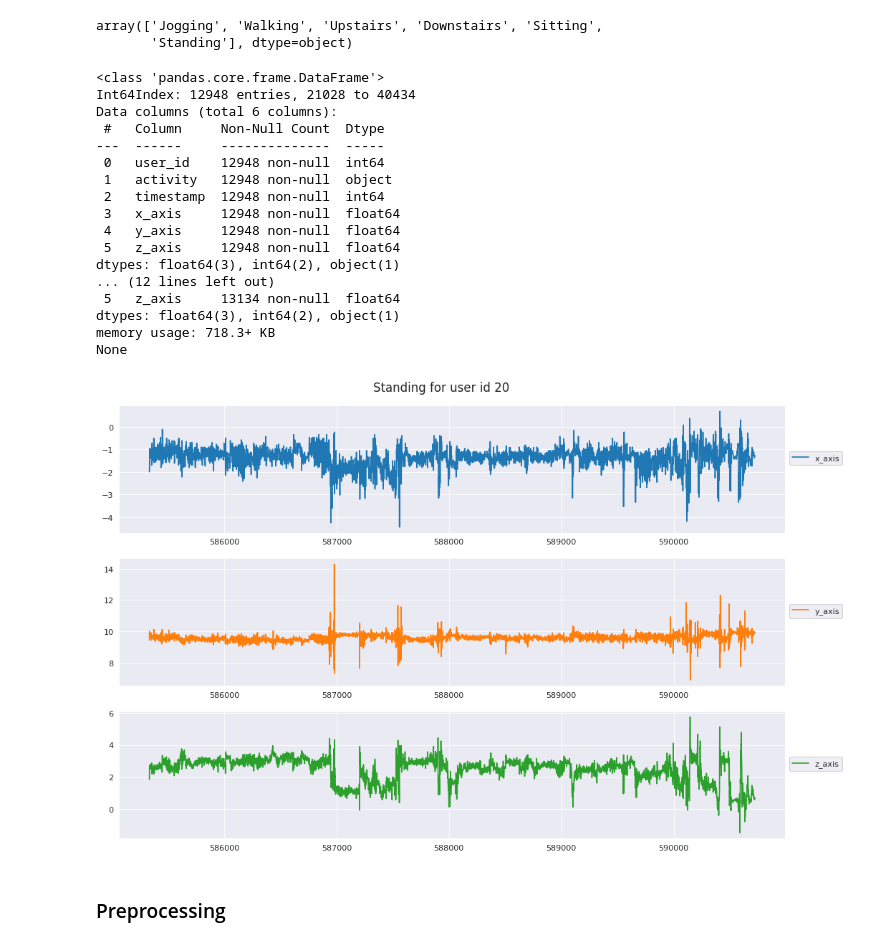
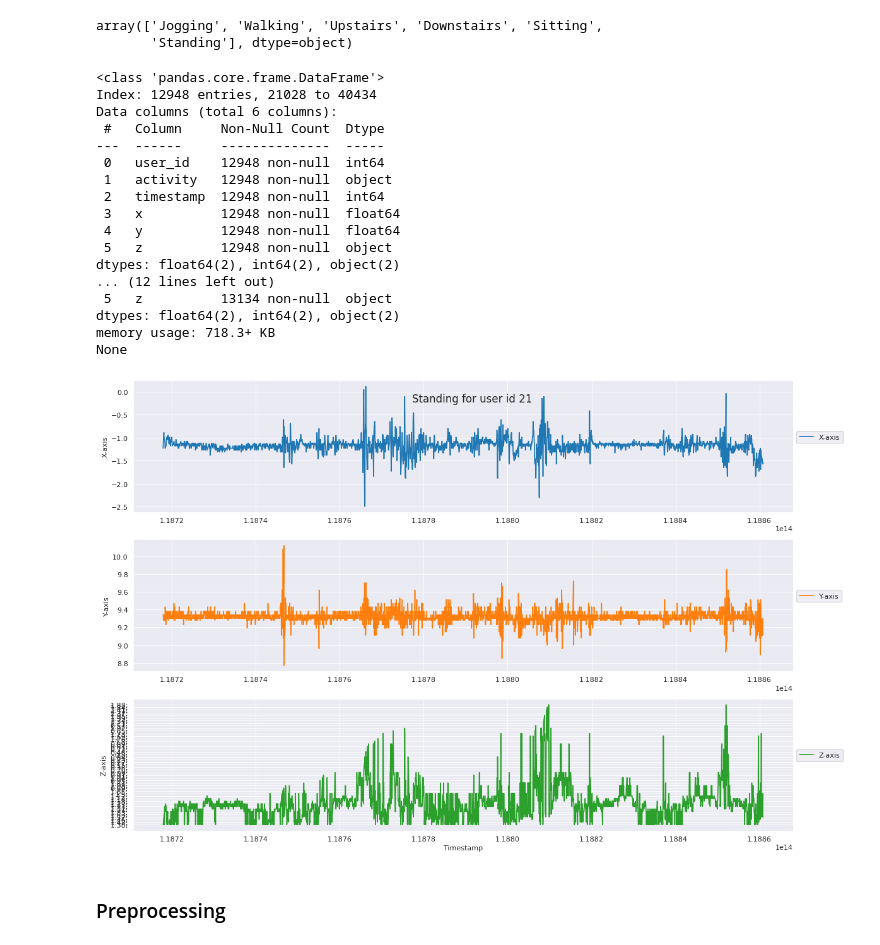
Before and after one commit to barauna-lo/Neurocomputing, a Jupyter notebook: Project_05_RNN.ipynb, the cells around one changed output. Drawn from its saved outputs; the diff is of its cells as text; code cells hidden in the pictures.

```diff
--- a/Project_05_RNN.ipynb
+++ b/Project_05_RNN.ipynb
@@ -280,8 +321,27 @@ df
 # %%
-# Let's also draw a heatmap visualization of the correlation matrix
 
-corr_matrix = df.corr(method='spearman')
-f, ax = plt.subplots(figsize=(16,8))
+import pandas as pd
+import seaborn as sns
+import matplotlib.pyplot as plt
+
+# Read the data
+column_names = ['user_id', 'activity', 'timestamp', 'x', 'y', 'z']  # Replace with your actual column names
+df = pd.read_csv(
+    'WISDM_ar_v1.1/WISDM_ar_v1.1_raw.txt',
+    header=None,
+    names=column_names,
+    delimiter=',',
+    on_bad_lines='skip'  # Skip malformed lines
+)
+
+# Select only numeric columns
+numeric_df = df.select_dtypes(include=['number'])
+
+# Calculate the correlation matrix
+corr_matrix = numeric_df.corr(method='spearman')
+
+# Plot the heatmap
+f, ax = plt.subplots(figsize=(16, 8))
 sns.heatmap(corr_matrix, annot=True, fmt='.2f', linewidth=0.4,
             annot_kws={"size": 10}, cmap='coolwarm', ax=ax)
 plt.xticks(fontsize=10)
@@ -321,34 +386,34 @@ print(user[user['activity']== 'Jogging' ].info())
 print(user[user['activity']== 'Walking' ].info())
 # %% [output]
 <class 'pandas.core.frame.DataFrame'>
-Int64Index: 12948 entries, 21028 to 40434
+Index: 12948 entries, 21028 to 40434
 Data columns (total 6 columns):
  #   Column     Non-Null Count  Dtype
 ---  ------     --------------  -----
  0   user_id    12948 non-null  int64
  1   activity   12948 non-null  object
  2   timestamp  12948 non-null  int64
- 3   x_axis     12948 non-null  float64
- 4   y_axis     12948 non-null  float64
- 5   z_axis     12948 non-null  float64
-dtypes: float64(3), int64(2), object(1)
+ 3   x          12948 non-null  float64
+ 4   y          12948 non-null  float64
+ 5   z          12948 non-null  object
+dtypes: float64(2), int64(2), object(2)
 ... (12 lines left out)
- 5   z_axis     13134 non-null  float64
-dtypes: float64(3), int64(2), object(1)
+ 5   z          13134 non-null  object
+dtypes: float64(2), int64(2), object(2)
 memory usage: 718.3+ KB
 None
 # %%
-ids = 20
+# Your provided script
+ids = 21
 act = "Standing"
 
-plt.figure(figsize=(15,10),dpi=80)
-plt.suptitle(f'{act} for user id {ids}',  y=0.90, horizontalalignment='center', verticalalignment='bottom', fontsize = 15)
-plot_user_timeseries(df,activity=act,id=ids)
-#plt.suptitle('Prediction',  y=0.90, horizontalalignment='center', verticalalignment='bottom', fontsize = 15)
-plt.savefig('P5_Class_03_TimeSeries.png',bbox_inches='tight')
+plt.figure(figsize=(15, 10), dpi=80)
+plt.suptitle(f'{act} for user id {ids}', y=0.90, horizontalalignment='center', verticalalignment='bottom', fontsize=15)
+plot_user_timeseries(df, id=ids, activity=act)
+plt.savefig('P5_Class_03_TimeSeries.png', bbox_inches='tight')
 plt.show()
 # %% [output]
-[figure, old version]
+[figure, new version]
 # %% [markdown]
 ### Preprocessing
 # %%
```
Also changed, not shown: parts of 9 cells of this notebook.
